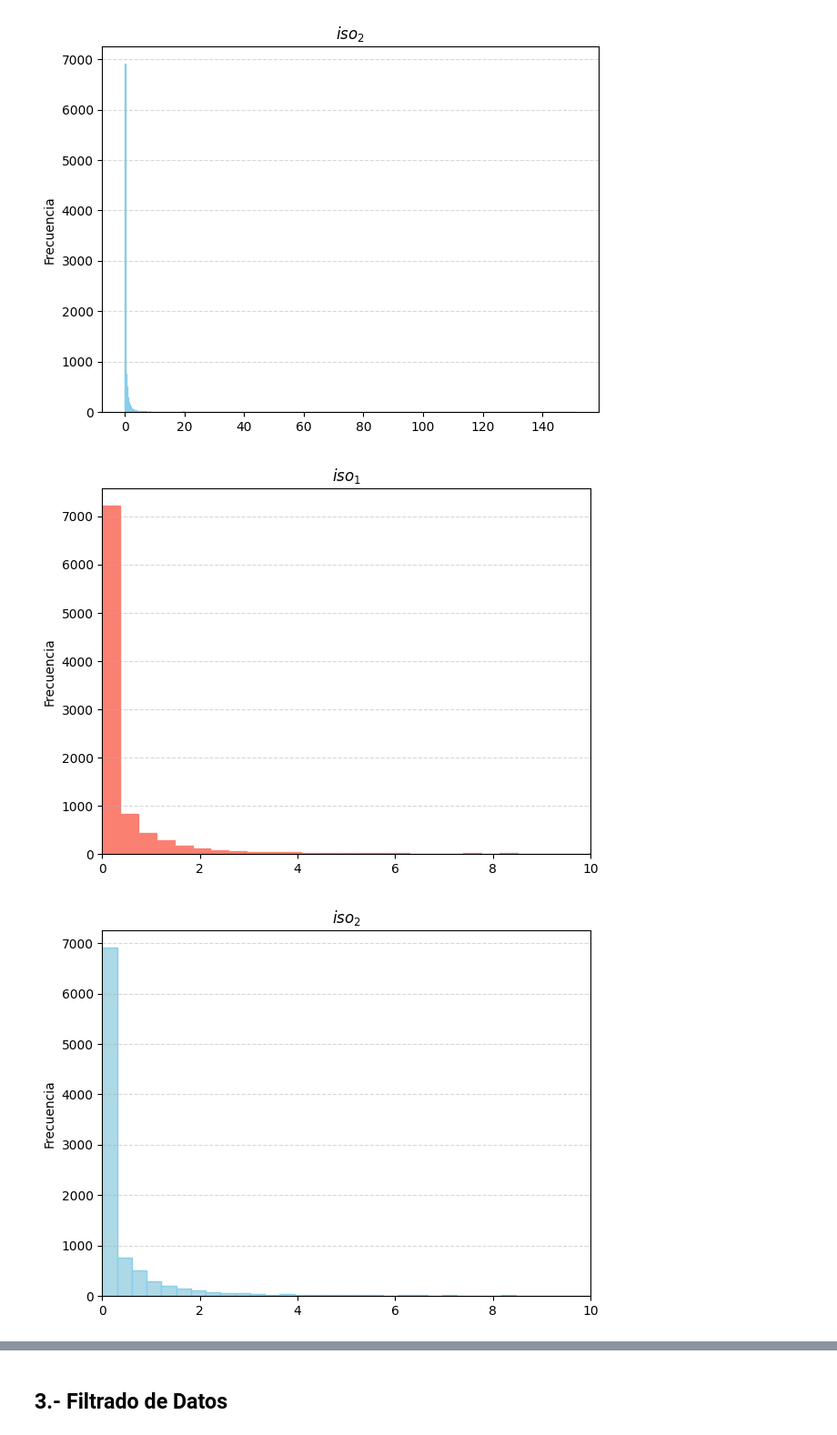
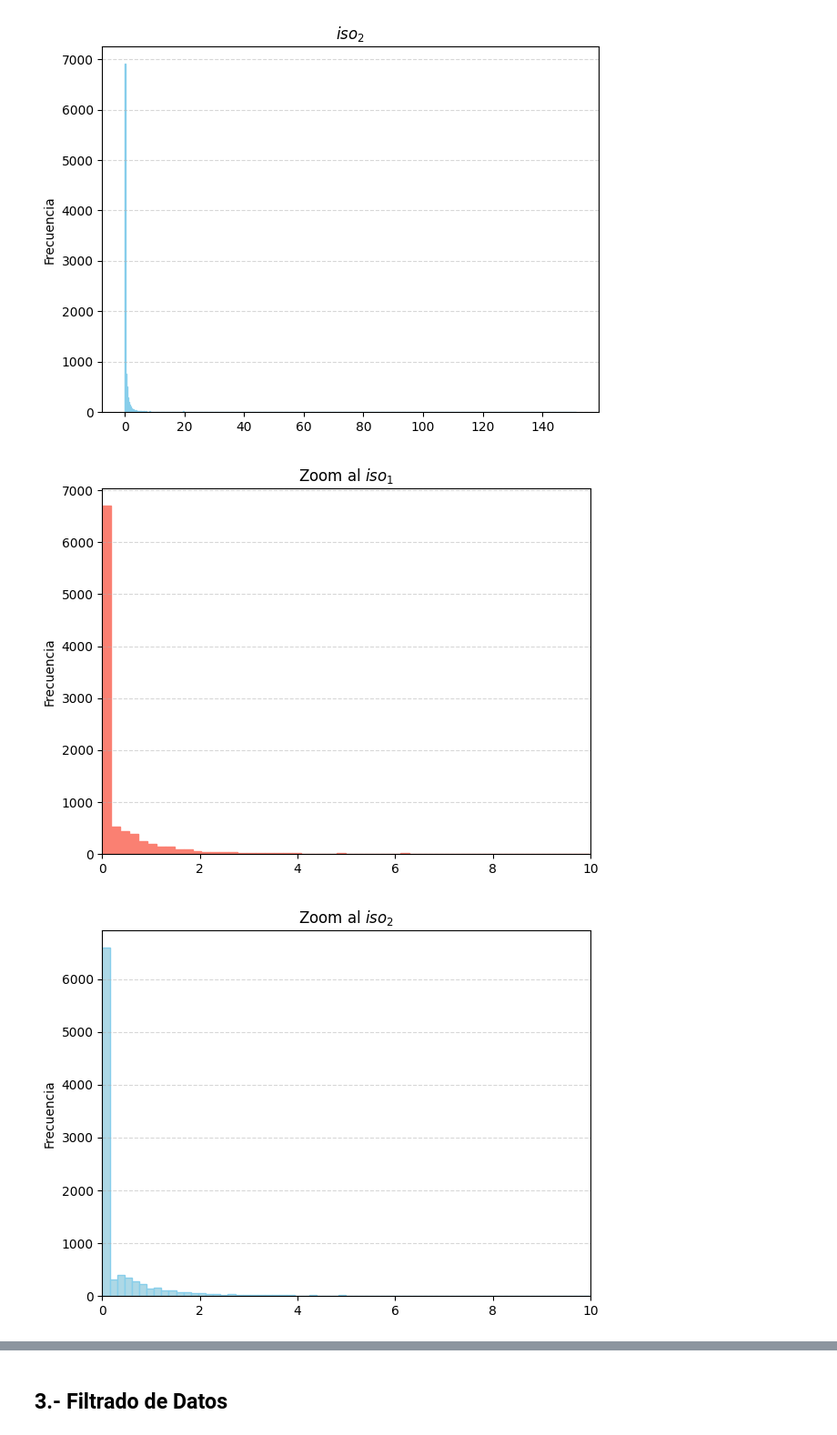
Before and after one commit to ProgramasParaFisicaDeParticulas/lecturadedatosabiertoscmszmumu-Carrazko, a Jupyter notebook: CMSOpenDataZtoMuMu.ipynb, the cells around one changed output, grey strips where cells are left out. Shown at 91% size. Cells and saved outputs as stored; diff of their text form; code cells hidden in the pictures.

```diff
--- a/CMSOpenDataZtoMuMu.ipynb
+++ b/CMSOpenDataZtoMuMu.ipynb
@@ -158,23 +158,23 @@ plt.show()
 # %%
 #Más de cerca
 
 # pt1
-plt.hist(particles['iso1'], bins = 500, align='mid', color='salmon', edgecolor='salmon')
-plt.title(r'$iso_1$')
+plt.hist(particles['iso1'], bins = 1000, align='mid', color='salmon', edgecolor='salmon')
+plt.title(r'Zoom al $iso_1$')
 plt.ylabel('Frecuencia')
 plt.xlim(0, 10)
 plt.grid(axis='y', linestyle='--', alpha=0.5)
 plt.tight_layout()
 plt.show()
 
 # pt2
-plt.hist(particles['iso2'], bins = 500, align='mid', color='lightblue', edgecolor='skyblue')
-plt.title(r'$iso_2$')
+plt.hist(particles['iso2'], bins = 1000, align='mid', color='lightblue', edgecolor='skyblue')
+plt.title(r'Zoom al $iso_2$')
 plt.ylabel('Frecuencia')
 plt.xlim(0, 10)
 plt.grid(axis='y', linestyle='--', alpha=0.5)
 plt.tight_layout()
 plt.show()
 # %% [output]
-[figure, old version]
+[figure, new version]
-[figure, old version]
+[figure, new version]
```
Also changed, not shown: parts of 10 cells of this notebook.
